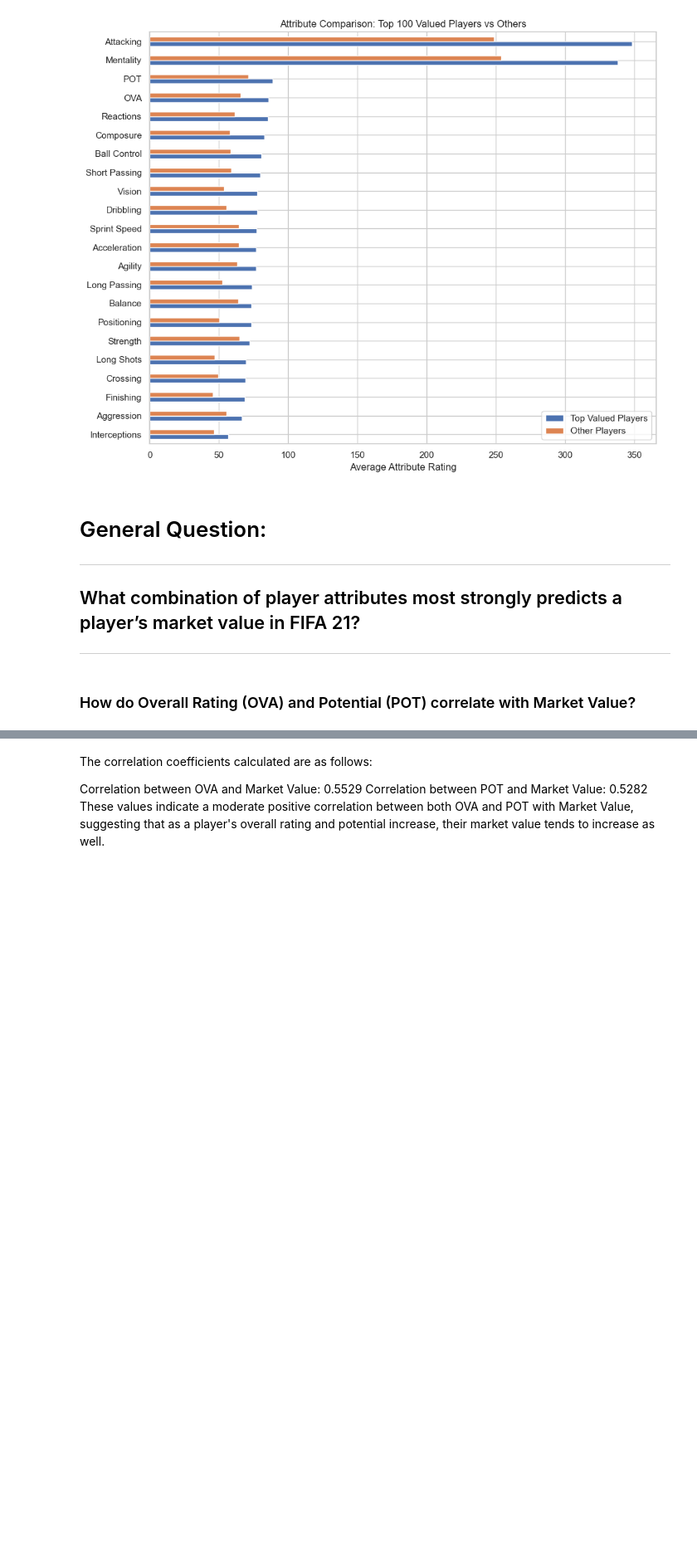
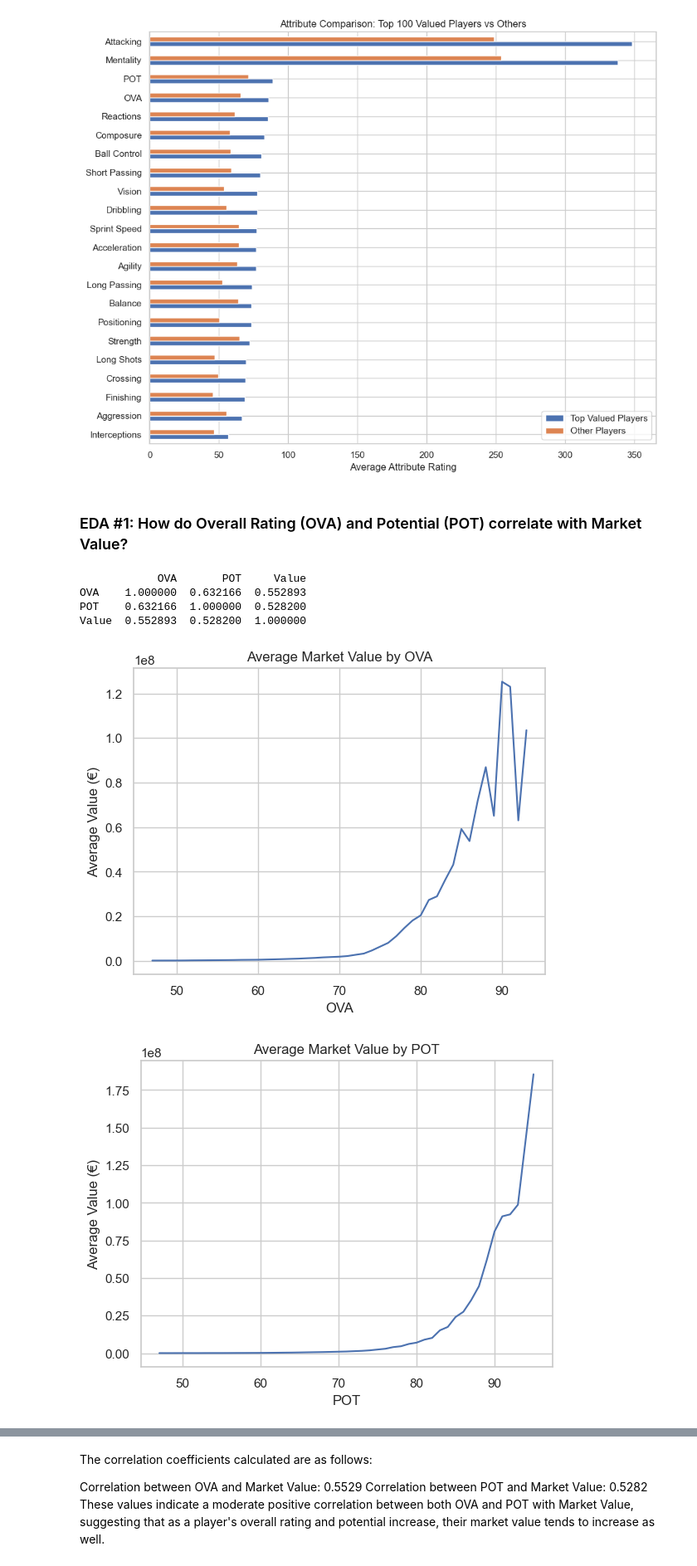
Before and after one commit to QAZYD/eda-repository, a Jupyter notebook: Untitled-1.ipynb, the cells around one changed output, grey strips where cells are left out. Shown at 83% size. Saved outputs shown, nothing was run; the diff lists cells and outputs as text; code cells hidden in the pictures; blank space fills up the shorter version.

```diff
--- a/Untitled-1.ipynb
+++ b/Untitled-1.ipynb
@@ -888,10 +892,33 @@ correlation_df = df[relevant_columns]
 
 # Calculating the correlation matrix
 correlation_matrix = correlation_df.corr()
-# %% [markdown]
-# General Question:
----
-## What combination of player attributes most strongly predicts a player’s market value in FIFA 21?
----
 # %% [markdown]
-### How do Overall Rating (OVA) and Potential (POT) correlate with Market Value?
+### EDA #1: How do Overall Rating (OVA) and Potential (POT) correlate with Market Value?
+# %%
+# Correlation matrix
+print(df[['OVA', 'POT', 'Value']].corr())
+
+# Line plot: average Value by OVA
+df.groupby('OVA')['Value'].mean().plot(kind='line', title='Average Market Value by OVA')
+plt.ylabel('Average Value (€)')
+plt.show()
+
+# Line plot: average Value by POT
+df.groupby('POT')['Value'].mean().plot(kind='line', title='Average Market Value by POT')
+plt.ylabel('Average Value (€)')
+plt.show()
+
+df['OVA_Group'] = pd.cut(df['OVA'], bins=[40, 60, 70, 80, 85, 90, 95])
+df.groupby('OVA_Group', observed=True)['Value'].describe()
+
+sns.boxplot(x='OVA_Group', y='Value', data=df)
+plt.title('Market Value Distribution by OVA Group')
+plt.xticks(rotation=45)
+plt.show()
+# %% [output]
+            OVA       POT     Value
+OVA    1.000000  0.632166  0.552893
+POT    0.632166  1.000000  0.528200
+Value  0.552893  0.528200  1.000000
+[figure, added]
+[figure, added]
```
Also changed, not shown: parts of 14 cells of this notebook.
